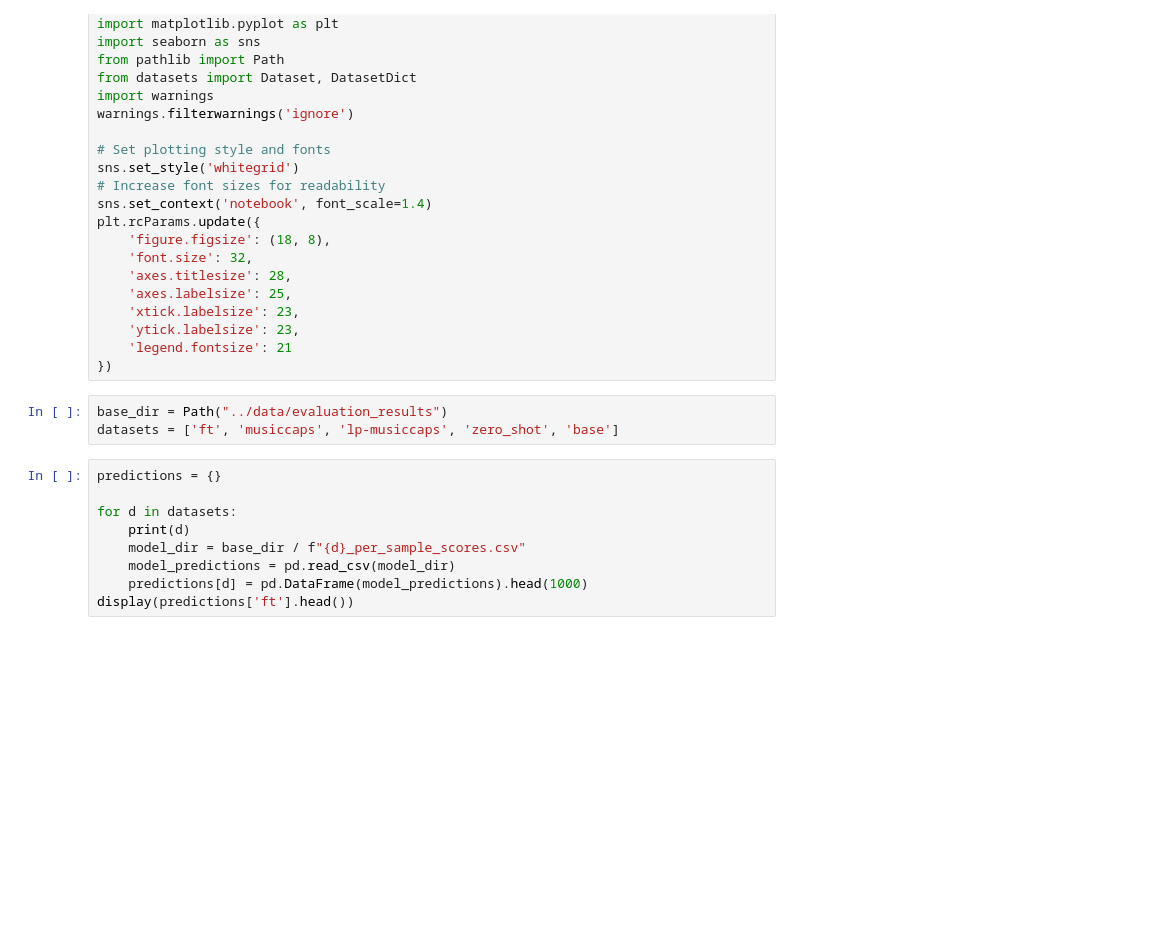
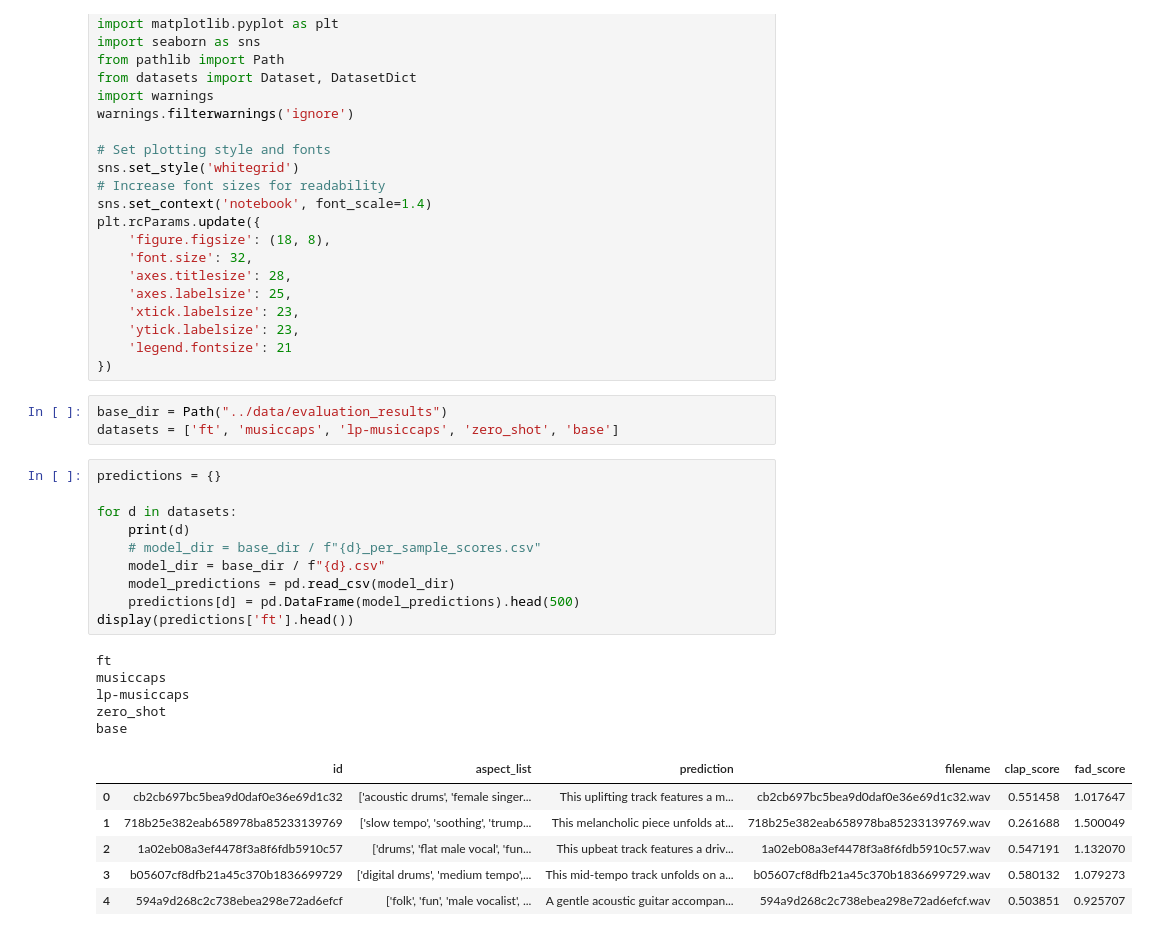
Before and after one commit to BrunoSienkiewicz/ConceptCaps, a Jupyter notebook: notebooks/5. Audio generation analysis.ipynb, the cells around one changed output. Saved outputs shown, nothing was run; the diff lists cells and outputs as text; blank space fills up the shorter version.

```diff
--- a/notebooks/5. Audio generation analysis.ipynb
+++ b/notebooks/5. Audio generation analysis.ipynb
@@ -28,10 +28,23 @@ datasets = ['ft', 'musiccaps', 'lp-musiccaps', 'zero_shot', 'base']
 # %%
 predictions = {}
 
 for d in datasets:
     print(d)
-    model_dir = base_dir / f"{d}_per_sample_scores.csv"
+    # model_dir = base_dir / f"{d}_per_sample_scores.csv"
+    model_dir = base_dir / f"{d}.csv"
     model_predictions = pd.read_csv(model_dir)
-    predictions[d] = pd.DataFrame(model_predictions).head(1000)
+    predictions[d] = pd.DataFrame(model_predictions).head(500)
 display(predictions['ft'].head())
+# %% [output]
+ft
+musiccaps
+lp-musiccaps
+zero_shot
+base
+|  | id | aspect_list | prediction | filename | clap_score | fad_score |
+| 0 | cb2cb697bc5bea9d0daf0e36e69d1c32 | ['acoustic drums', 'female singer... | This uplifting track features a m... | cb2cb697bc5bea9d0daf0e36e69d1c32.wav | 0.551458 | 1.017647 |
+| 1 | 718b25e382eab658978ba85233139769 | ['slow tempo', 'soothing', 'trump... | This melancholic piece unfolds at... | 718b25e382eab658978ba85233139769.wav | 0.261688 | 1.500049 |
+| 2 | 1a02eb08a3ef4478f3a8f6fdb5910c57 | ['drums', 'flat male vocal', 'fun... | This upbeat track features a driv... | 1a02eb08a3ef4478f3a8f6fdb5910c57.wav | 0.547191 | 1.132070 |
+| 3 | b05607cf8dfb21a45c370b1836699729 | ['digital drums', 'medium tempo',... | This mid-tempo track unfolds on a... | b05607cf8dfb21a45c370b1836699729.wav | 0.580132 | 1.079273 |
+| 4 | 594a9d268c2c738ebea298e72ad6efcf | ['folk', 'fun', 'male vocalist', ... | A gentle acoustic guitar accompan... | 594a9d268c2c738ebea298e72ad6efcf.wav | 0.503851 | 0.925707 |
 # %%
```
Also changed, not shown: parts of 2 cells of this notebook, 26 other files.
